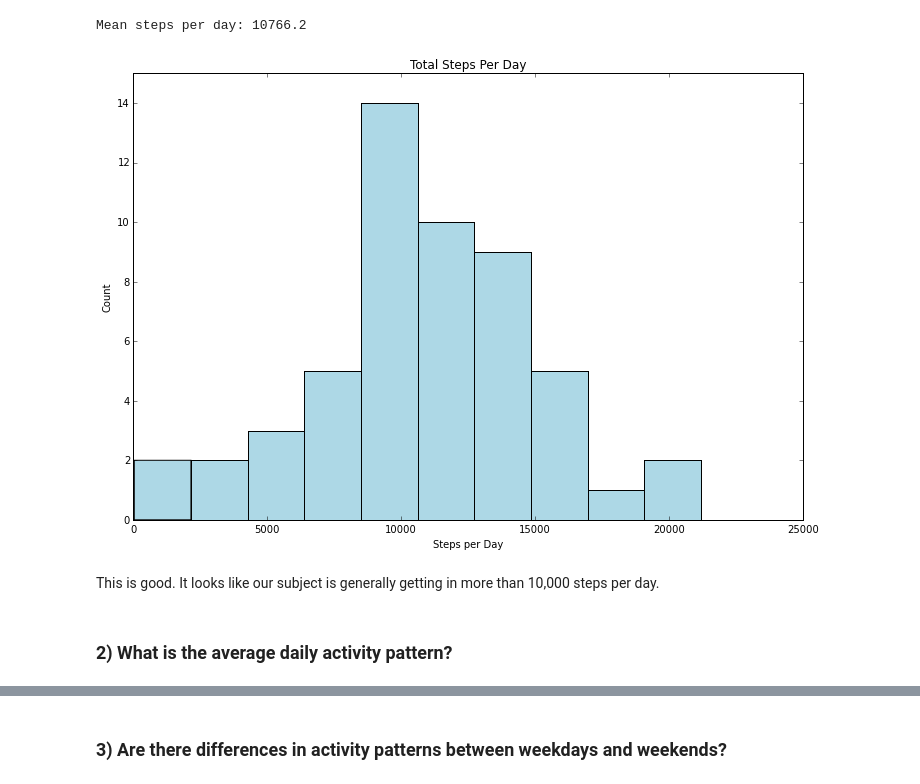
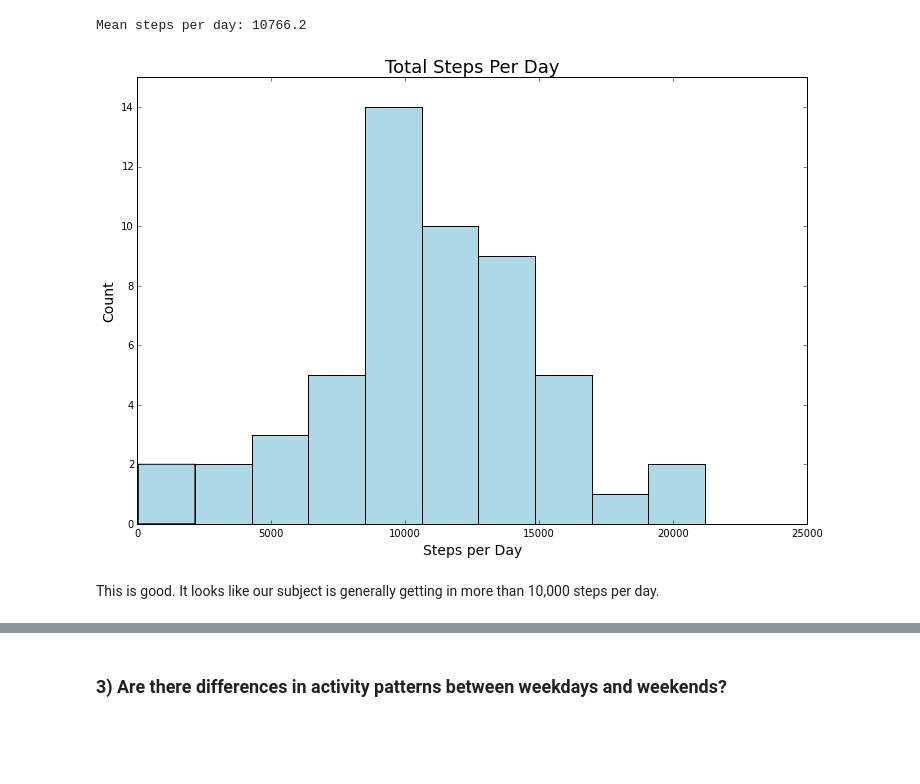
Before and after one commit to bradmager/StepMonitoringSystem, a Jupyter notebook: StepMonitoring.ipynb, the cells around one changed output, grey strips where cells are left out. Drawn from its saved outputs; the diff is of its cells as text; code cells hidden in the pictures; blank space fills up the shorter version.

```diff
--- a/StepMonitoring.ipynb
+++ b/StepMonitoring.ipynb
@@ -35,22 +35,20 @@ Mean steps per day: 10766.2
 # %%
 %matplotlib inline
 
 # Get the sums for each day, remove the nans, then sort.
 steps_per_day = step_data.groupby('date').sum()['steps']
 steps_per_day = steps_per_day[~np.isnan(steps_per_day)]
 steps_per_day = np.sort(steps_per_day.values)
 
 # Create histogram using the ordered data
 fig, ax = plt.subplots(figsize=(12, 8))
 ax.hist(steps_per_day, 10, histtype='bar', facecolor='lightblue')
 plt.ylim([0,15])
-plt.xlabel('Steps per Day')
-plt.ylabel('Count')
-plt.title('Total Steps Per Day')
+plt.xlabel('Steps per Day', size=14)
+plt.ylabel('Count', size=14)
+plt.title('Total Steps Per Day', size=18)
 plt.show()
 # %% [output]
-[figure, old version]
+[figure, new version]
 # %% [markdown]
 This is good. It looks like our subject is generally getting in more than 10,000 steps per day.
-# %% [markdown]
-### 2) What is the average daily activity pattern?
```
Also changed, not shown: parts of 5 cells of this notebook.
